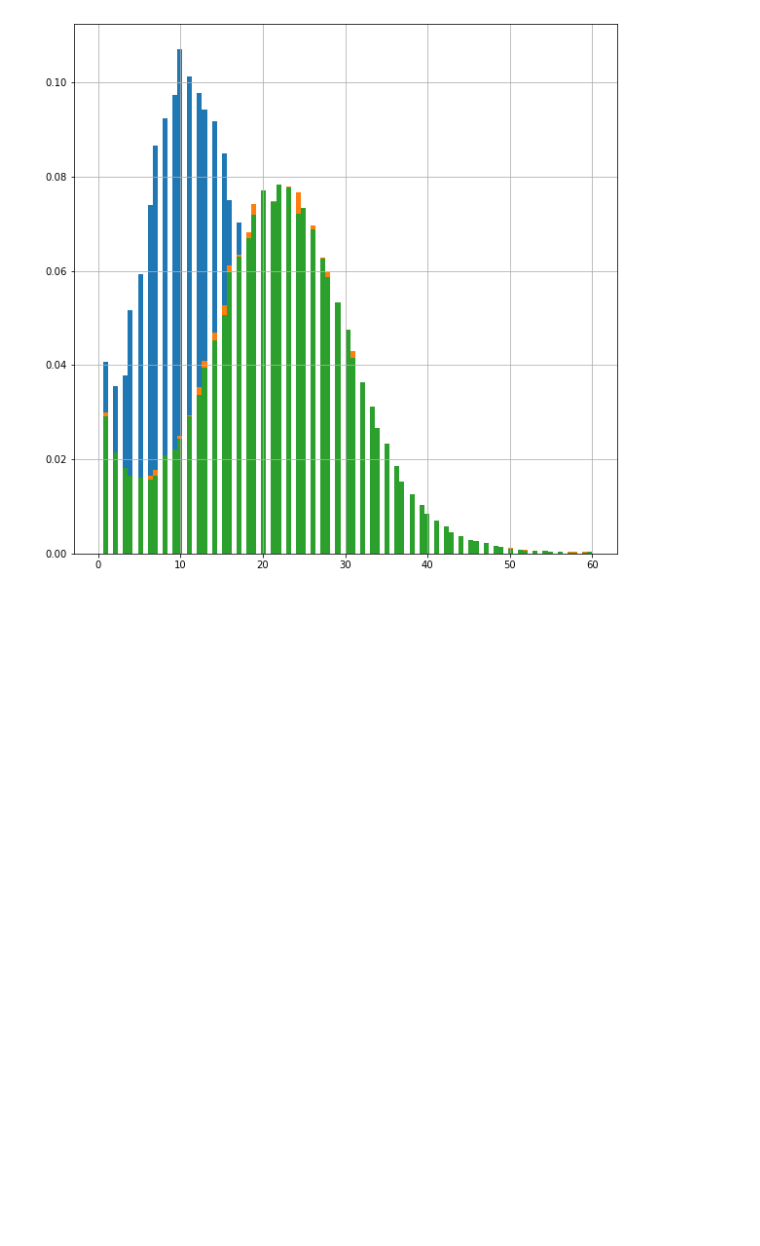
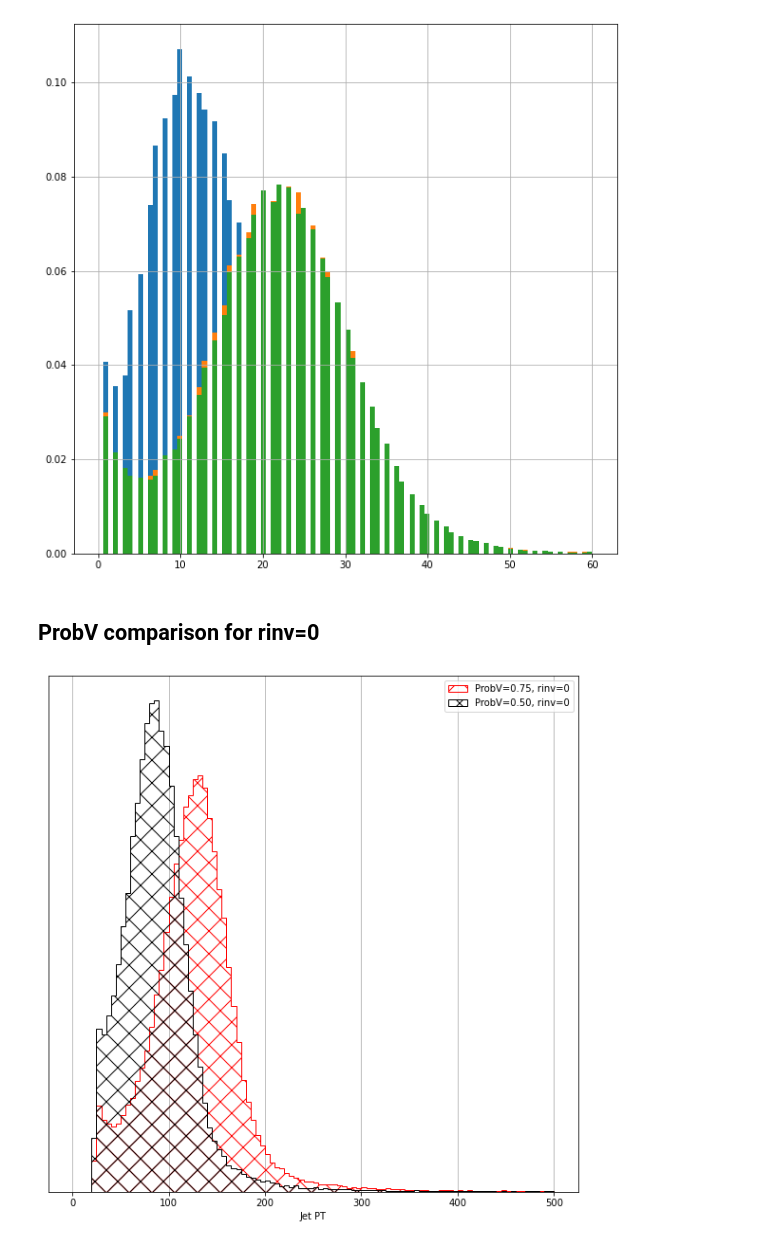
Before and after one commit to noamwunch/displaced_tracks, a Jupyter notebook: Naive_classifier_v2.ipynb, the cells around one changed output. Saved outputs shown, nothing was run; the diff lists cells and outputs as text; code cells hidden in the pictures; blank space fills up the shorter version.

Commit message:
for cluster

```diff
--- a/Naive_classifier_v2.ipynb
+++ b/Naive_classifier_v2.ipynb
@@ -16,2 +7,12 @@ n_constits=1
+# %%
+#### Parameters
+max_ev = 50000
+sort = False
+PT_cut = [-1000, 1000]
+n_constits=1
+rinv1probv1_path = "Data/from_cluster/20.9.20/dark1.root.GetTracks.txt"
+rinv1probv2_path = "Data/from_cluster/30.9.20/dark_test.50000.0.0.0.50.100.150.root.GetTracks.txt"
+rinv2probv1_path = "Data/from_cluster/30.9.20/dark_test.50000.0.5.0.75.150.300.root.GetTracks.txt"
+rinv2probv2_path = "Data/from_cluster/30.9.20/dark_test.50000.0.5.0.50.150.300.root.GetTracks.txt"
 # %%
 %%time
@@ -41,3 +52,15 @@ rinv3.track_mult.hist(range=[0,60], bins=100, density=True)
 plt.gcf().set_size_inches(10, 10)
 # %% [output]
 [figure]
+# %% [markdown]
+## ProbV comparison for rinv=0
+# %%
+# PT distribution with a generation level 150 < PT < 300 cut
+rinv1probv1.jet_PT.hist(range=[0,500], bins=100, density=True, histtype='step', hatch='x', color='red')
+rinv1probv2.jet_PT.hist(range=[0,500], bins=100, density=True, histtype='step', hatch='x', color='black')
+plt.legend(["ProbV=0.75, rinv=0", "ProbV=0.50, rinv=0"])
+plt.yticks([])
+plt.xlabel("Jet PT")
+plt.gcf().set_size_inches(10, 10)
+# %% [output]
+[figure, added]
```
Also changed, not shown: parts of 14 cells of this notebook, 24 other files.
